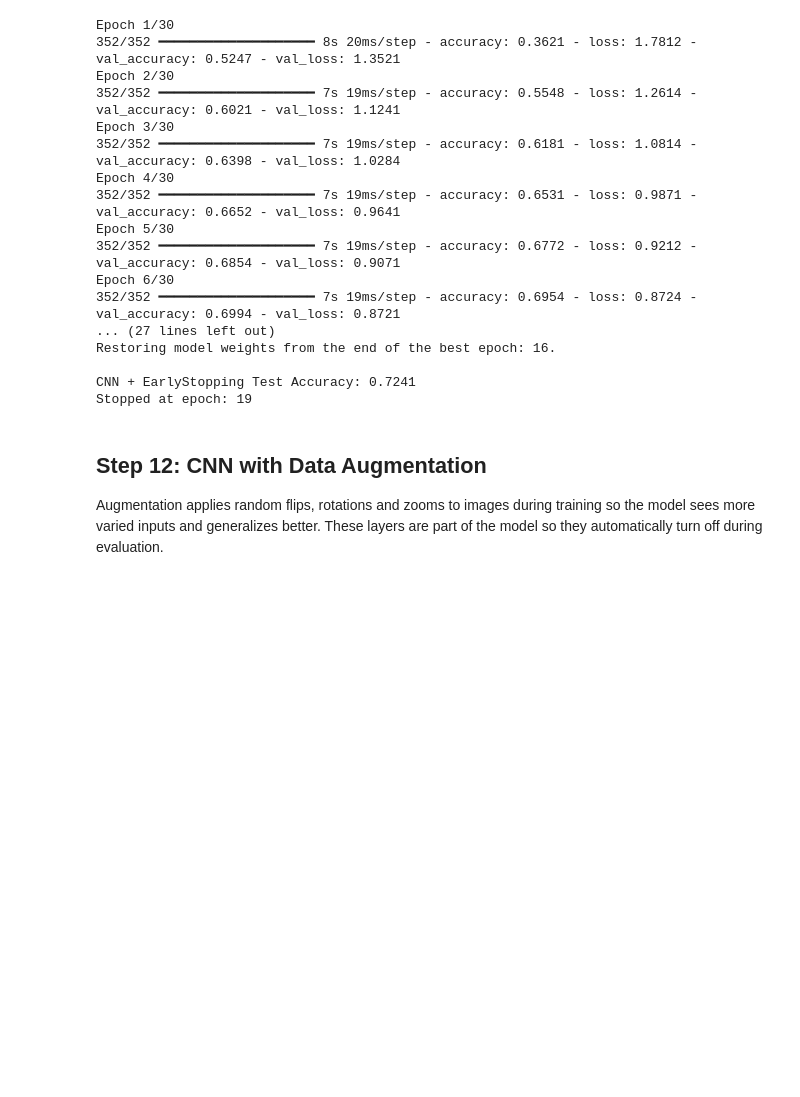
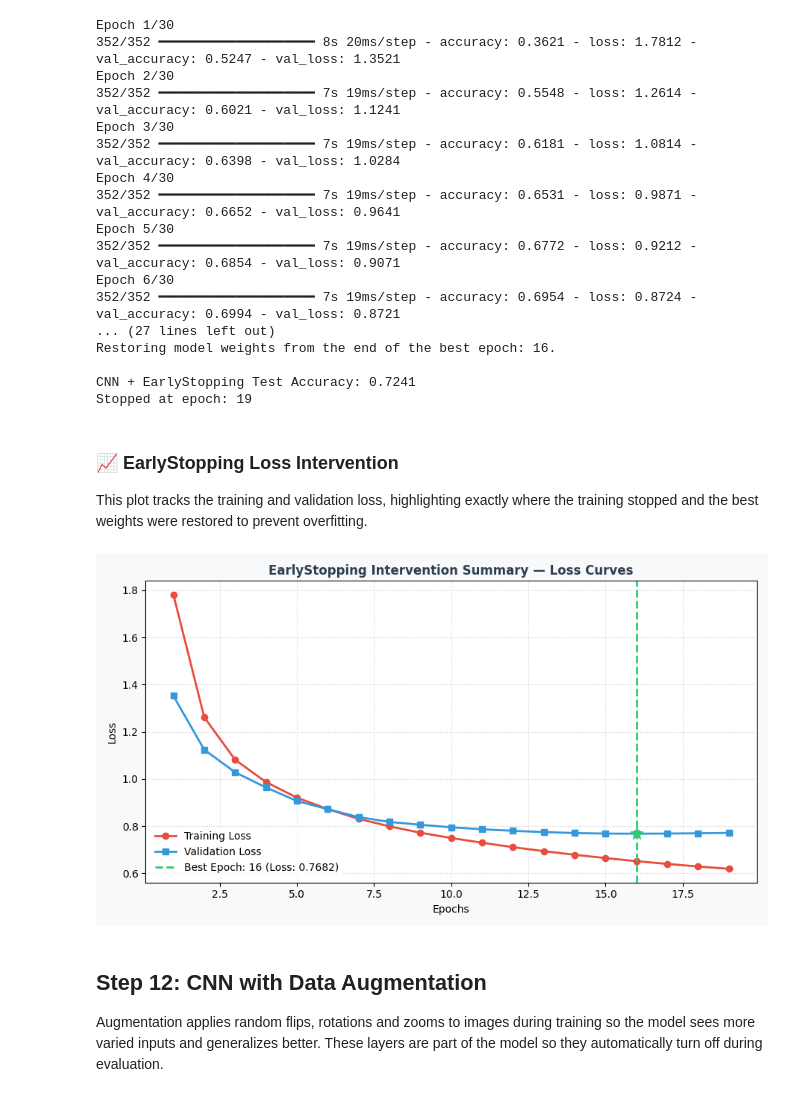
Before and after one commit to srikarreddy213/celebal-internship-assignment, a Jupyter notebook: week4_srikar_reddy/week4_srikar_reddy.ipynb, the cells around one changed output. Drawn from its saved outputs; the diff is of its cells as text; code cells hidden in the pictures; blank space fills up the shorter version.

```diff
--- a/week4_srikar_reddy/week4_srikar_reddy.ipynb
+++ b/week4_srikar_reddy/week4_srikar_reddy.ipynb
@@ -448,6 +496,38 @@ Restoring model weights from the end of the best epoch: 16.
 
 CNN + EarlyStopping Test Accuracy: 0.7241
 Stopped at epoch: 19
+# %% [markdown]
+### 📈 EarlyStopping Loss Intervention
+This plot tracks the training and validation loss, highlighting exactly where the training stopped and the best weights were restored to prevent overfitting.
+# %%
+plt.figure(figsize=(9, 5), facecolor='#f8f9fa')
+epochs_run = len(h_cnn_es.history['loss'])
+epoch_range = range(1, epochs_run + 1)
+
+plt.plot(epoch_range, h_cnn_es.history['loss'], label='Training Loss', color='#e74c3c', marker='o', linewidth=2)
+plt.plot(epoch_range, h_cnn_es.history['val_loss'], label='Validation Loss', color='#3498db', marker='s', linewidth=2)
+
+# Find best epoch (0-indexed minimum validation loss)
+best_ep_idx = np.argmin(h_cnn_es.history['val_loss'])
+best_ep = best_ep_idx + 1
+best_val_loss = h_cnn_es.history['val_loss'][best_ep_idx]
+
+# Add vertical line
+plt.axvline(x=best_ep, color='#2ecc71', linestyle='--', linewidth=2,
+            label=f'Best Epoch: {best_ep} (Loss: {best_val_loss:.4f})')
+
+# Add a star marker for the best point
+plt.scatter(best_ep, best_val_loss, color='#2ecc71', marker='*', s=150, zorder=5)
+
+plt.title('EarlyStopping Intervention Summary — Loss Curves', fontsize=12, fontweight='bold', color='#2c3e50')
+plt.xlabel('Epochs', fontsize=10)
+plt.ylabel('Loss', fontsize=10)
+plt.legend(frameon=True, facecolor='white', edgecolor='none')
+plt.grid(True, linestyle=':', alpha=0.6)
+plt.tight_layout()
+plt.show()
+# %% [output]
+[figure, added]
 # %% [markdown]
 ## Step 12: CNN with Data Augmentation
 
```
Also changed, not shown: parts of 15 cells of this notebook.
